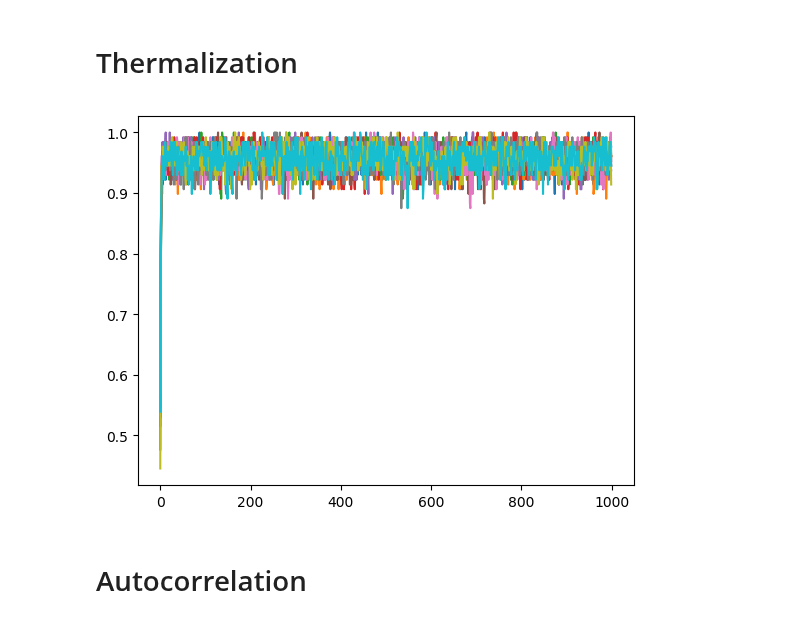
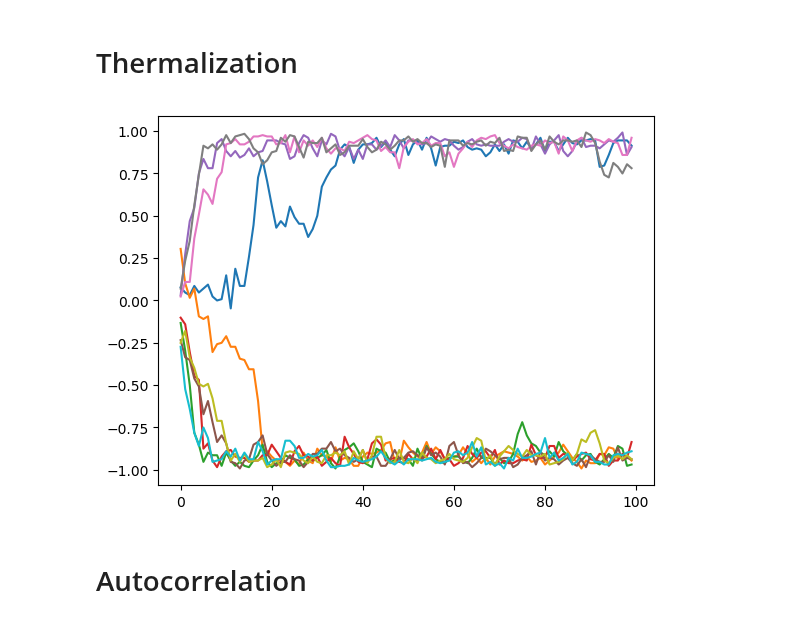
Before and after one commit to bkjhun/ising_2d_julia, a Jupyter notebook: ising_2d.ipynb, the cells around one changed output. Cells and saved outputs as stored; diff of their text form; code cells hidden in the pictures.

```diff
--- a/ising_2d.ipynb
+++ b/ising_2d.ipynb
@@ -58,18 +79,18 @@ end
 # %%
 Length = 16
 
-Temperature = 2
-num_sample = 1000
+Temperature = 2.0
+num_sample = 100
 num_sample_burn = 0
 period_sample = 1
 
 for iteration = 1:10
     Config = initialize(Length, "random")
-    vec_magnetization, vec_energy = stream_glauber(Config, Temperature, num_sample, num_sample_burn, period_sample)
+    vec_magnetization, vec_energy = stream_tw(Config, Temperature, num_sample, num_sample_burn, period_sample)
     plot(vec_magnetization./Length./Length)
 end
 # %% [output]
-[figure, old version]
+[figure, new version]
 # %% [markdown]
 # Autocorrelation
 # %% [markdown]
```
Also changed, not shown: parts of 18 cells of this notebook, 2 other files.
